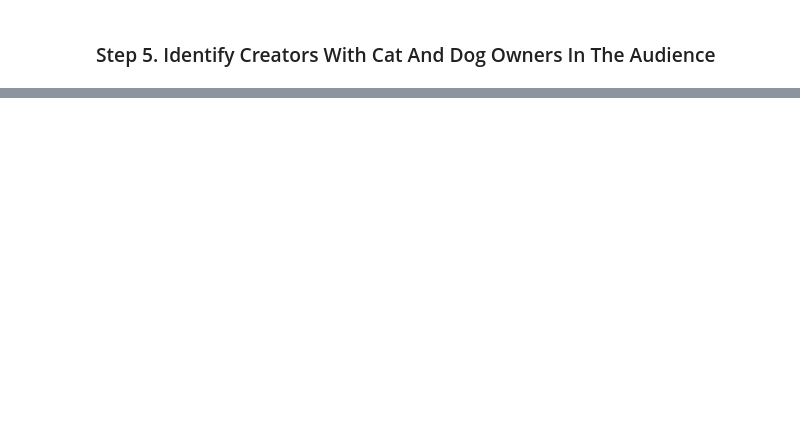
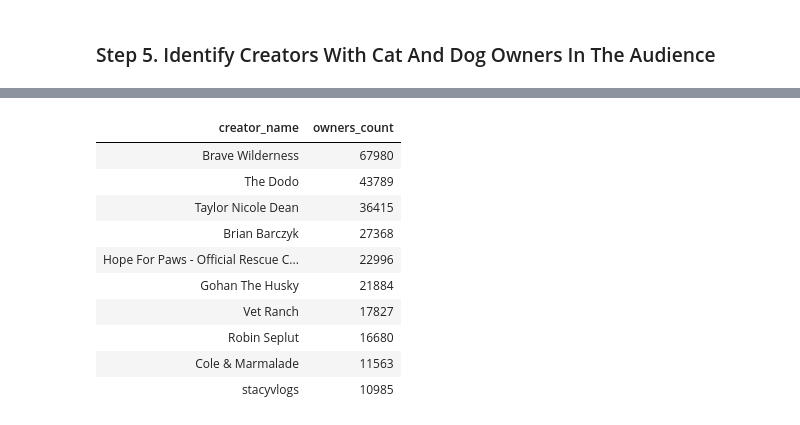
Before and after one commit to shuang379/youtube_comments_analysis, a Jupyter notebook: Youtube Comments Analysis.ipynb, the cells around one changed output, grey strips where cells are left out. Cells and saved outputs as stored; diff of their text form; code cells hidden in the pictures; blank space fills up the shorter version.

```diff
--- a/Youtube Comments Analysis.ipynb
+++ b/Youtube Comments Analysis.ipynb
@@ -439,3 +487,22 @@ display(owners_per_creator.limit(10))
 | Vet Ranch | 21569 |
 | Gone to the Snow Dogs | 16224 |
 | Viktor Larkhill | 16039 |
+# %%
+# find out top 10 creators who have most cat/dog owners comment on their videos
+from pyspark.sql.functions import countDistinct
+owners_per_creator = predicted_owners.select('creator_name', 'userid').distinct() \
+                                     .groupBy('creator_name').count().orderBy('count', ascending=False)
+owners_per_creator = owners_per_creator.withColumnRenamed('count', 'owners_count')
+display(owners_per_creator.limit(10))
+# %% [output]
+| creator_name | owners_count |
+| Brave Wilderness | 67980 |
+| The Dodo | 43789 |
+| Taylor Nicole Dean | 36415 |
+| Brian Barczyk | 27368 |
+| Hope For Paws - Official Rescue C... | 22996 |
+| Gohan The Husky | 21884 |
+| Vet Ranch | 17827 |
+| Robin Seplut | 16680 |
+| Cole & Marmalade | 11563 |
+| stacyvlogs | 10985 |
```
Also changed, not shown: parts of 26 cells of this notebook, 6 other files.
